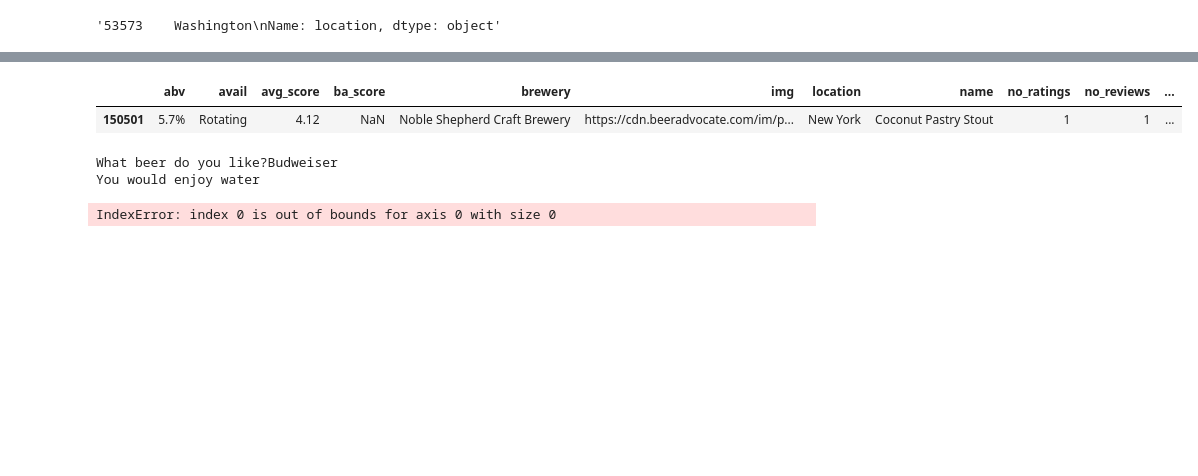
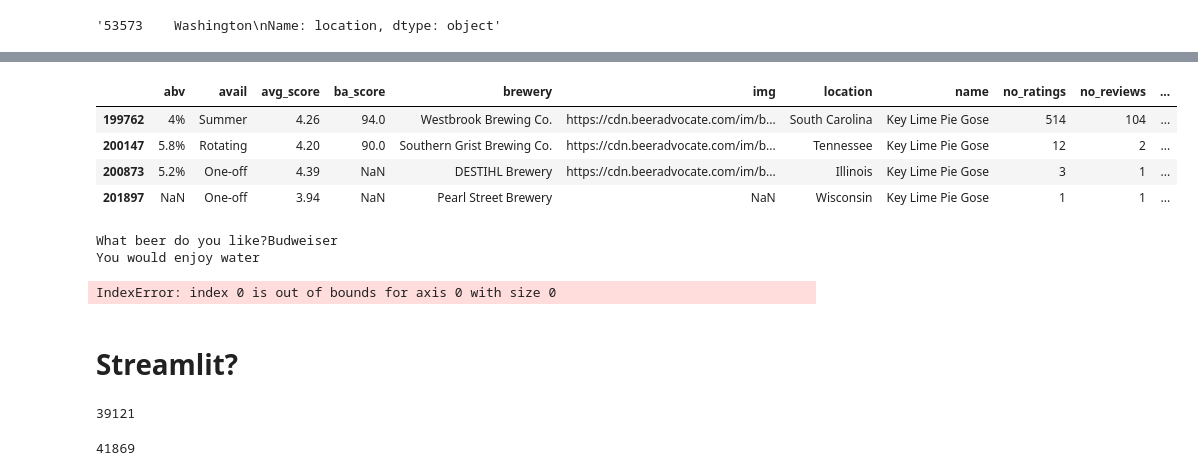
Before and after one commit to ssmithie/beer_recommender, a Jupyter notebook: Data_cleaning.ipynb, the cells around one changed output, grey strips where cells are left out. Drawn from its saved outputs; the diff is of its cells as text; code cells hidden in the pictures; blank space fills up the shorter version.

```diff
--- a/Data_cleaning.ipynb
+++ b/Data_cleaning.ipynb
@@ -567,8 +592,11 @@ sm_df.head()
 # %%
-sm_df_full.loc[sm_df_full['name'] == 'Coconut Pastry Stout']
+sm_df_full.loc[sm_df_full['name'] == 'Key Lime Pie Gose']
 # %% [output]
 |  | abv | avail | avg_score | ba_score | brewery | img | location | name | no_ratings | no_reviews | ... |
-| 150501 | 5.7% | Rotating | 4.12 | NaN | Noble Shepherd Craft Brewery | https://cdn.beeradvocate.com/im/p... | New York | Coconut Pastry Stout | 1 | 1 | ... |
+| 199762 | 4% | Summer | 4.26 | 94.0 | Westbrook Brewing Co. | https://cdn.beeradvocate.com/im/b... | South Carolina | Key Lime Pie Gose | 514 | 104 | ... |
+| 200147 | 5.8% | Rotating | 4.20 | 90.0 | Southern Grist Brewing Co. | https://cdn.beeradvocate.com/im/b... | Tennessee | Key Lime Pie Gose | 12 | 2 | ... |
+| 200873 | 5.2% | One-off | 4.39 | NaN | DESTIHL Brewery | https://cdn.beeradvocate.com/im/b... | Illinois | Key Lime Pie Gose | 3 | 1 | ... |
+| 201897 | NaN | One-off | 3.94 | NaN | Pearl Street Brewery | NaN | Wisconsin | Key Lime Pie Gose | 1 | 1 | ... |
 # %%
 sm_df_full.to_csv('top_beers.csv')
 # %%
@@ -634,3 +662,5 @@ fun_recommendations()
 What beer do you like?Budweiser
 You would enjoy water
 IndexError: index 0 is out of bounds for axis 0 with size 0
+# %% [markdown]
+# Streamlit?
@@ -636,0 +671,8 @@ IndexError: index 0 is out of bounds for axis 0 with size 0
+# %%
+sm_df.index.nunique()
+# %% [output]
+39121
+# %%
+len(sm_df)
+# %% [output]
+41869
```
Also changed, not shown: parts of 24 cells of this notebook, 4 other files.
